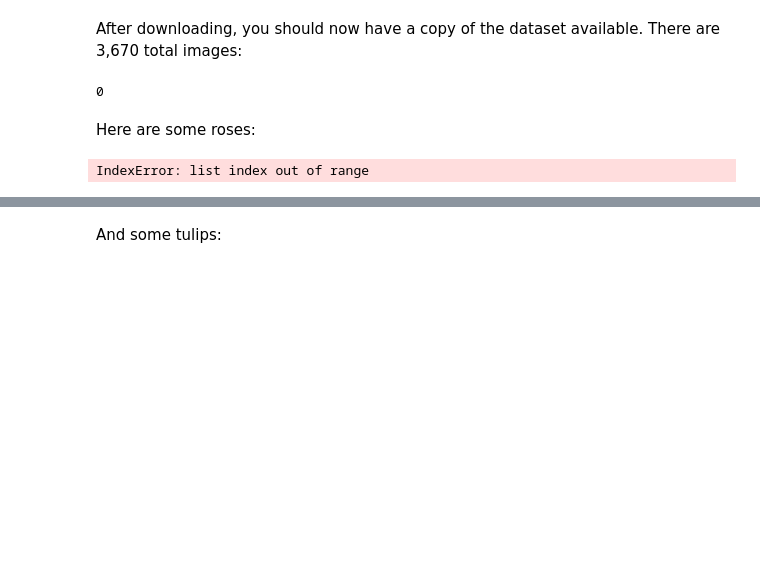
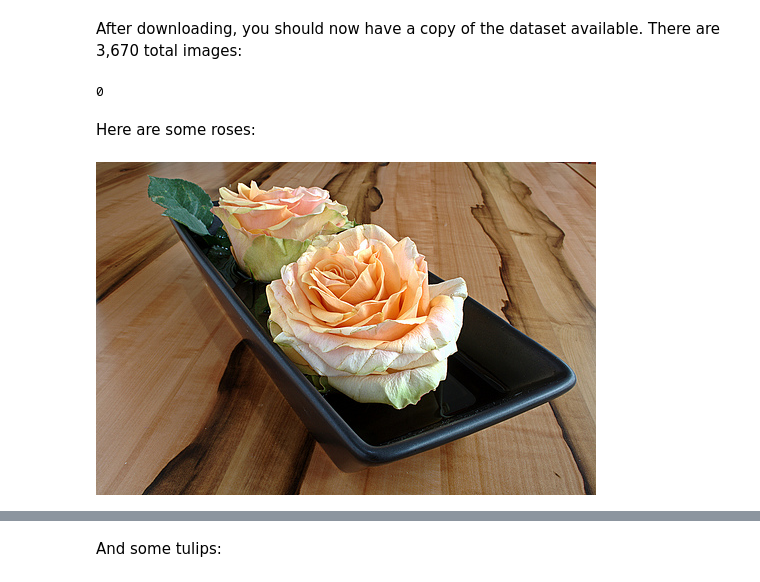
Before and after one commit to lehuongiang/My-project, a Jupyter notebook: site/en/tutorials/images/classification.ipynb, the cells around one changed output, grey strips where cells are left out. Drawn from its saved outputs; the diff is of its cells as text; code cells hidden in the pictures; blank space fills up the shorter version.

```diff
--- a/site/en/tutorials/images/classification.ipynb
+++ b/site/en/tutorials/images/classification.ipynb
@@ -93,9 +93,11 @@ print(image_count)
 # %% [markdown]
 Here are some roses:
 # %%
-roses = list(data_dir.glob('roses/*'))
+roses_dir = data_dir / "flower_photos" / "roses"
+
+roses = list(roses_dir.glob('*.jpg'))
 PIL.Image.open(str(roses[0]))
 # %% [output]
-IndexError: list index out of range
+[figure, added]
 # %%
 PIL.Image.open(str(roses[1]))
```
Also changed, not shown: parts of 25 cells of this notebook.
